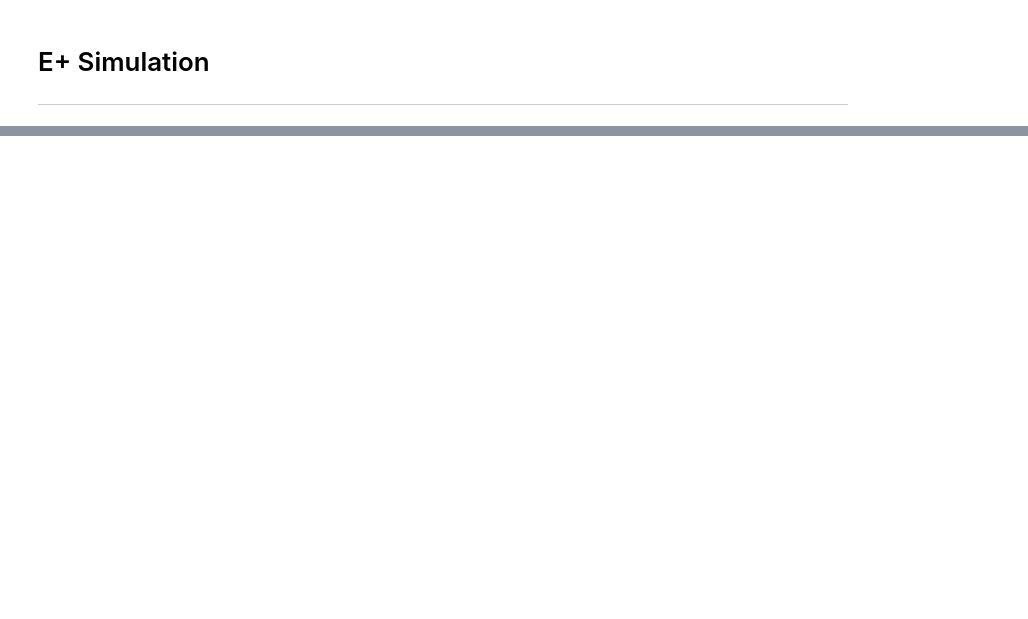
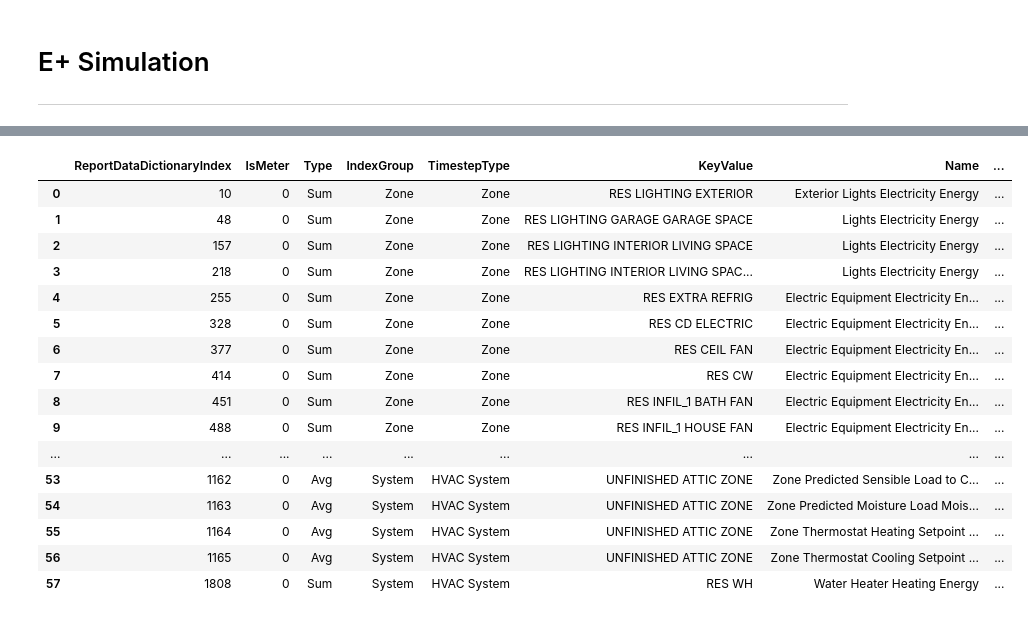
Before and after one commit to zbitouzakaria/CityLearn, a Jupyter notebook: nrel_xstock/nrel_xstock/database.ipynb, the cells around one changed output, grey strips where cells are left out. Saved outputs shown, nothing was run; the diff lists cells and outputs as text; code cells hidden in the pictures; blank space fills up the shorter version.

```diff
--- a/nrel_xstock/nrel_xstock/database.ipynb
+++ b/nrel_xstock/nrel_xstock/database.ipynb
@@ -74,0 +86,7 @@ idf = IDF(idf_filepath,epw_filepath)
+# %%
+database = SQLiteDatabase('40_simulation/40.sql')
+with open('misc/citylearn_simulation_results.sql','r') as f:
+    query = f.read()
+
+data = database.query_table(query)
+display(data)
@@ -74,0 +124,20 @@ idf = IDF(idf_filepath,epw_filepath)
+# %%
+database.get_table('ReportDataDictionary')
+# %% [output]
+|  | ReportDataDictionaryIndex | IsMeter | Type | IndexGroup | TimestepType | KeyValue | Name | ... |
+| 0 | 10 | 0 | Sum | Zone | Zone | RES LIGHTING EXTERIOR | Exterior Lights Electricity Energy | ... |
+| 1 | 48 | 0 | Sum | Zone | Zone | RES LIGHTING GARAGE GARAGE SPACE | Lights Electricity Energy | ... |
+| 2 | 157 | 0 | Sum | Zone | Zone | RES LIGHTING INTERIOR LIVING SPACE | Lights Electricity Energy | ... |
+| 3 | 218 | 0 | Sum | Zone | Zone | RES LIGHTING INTERIOR LIVING SPAC... | Lights Electricity Energy | ... |
+| 4 | 255 | 0 | Sum | Zone | Zone | RES EXTRA REFRIG | Electric Equipment Electricity En... | ... |
+| 5 | 328 | 0 | Sum | Zone | Zone | RES CD ELECTRIC | Electric Equipment Electricity En... | ... |
+| 6 | 377 | 0 | Sum | Zone | Zone | RES CEIL FAN | Electric Equipment Electricity En... | ... |
+| 7 | 414 | 0 | Sum | Zone | Zone | RES CW | Electric Equipment Electricity En... | ... |
+| 8 | 451 | 0 | Sum | Zone | Zone | RES INFIL_1 BATH FAN | Electric Equipment Electricity En... | ... |
+| 9 | 488 | 0 | Sum | Zone | Zone | RES INFIL_1 HOUSE FAN | Electric Equipment Electricity En... | ... |
+| ... | ... | ... | ... | ... | ... | ... | ... | ... |
+| 53 | 1162 | 0 | Avg | System | HVAC System | UNFINISHED ATTIC ZONE | Zone Predicted Sensible Load to C... | ... |
+| 54 | 1163 | 0 | Avg | System | HVAC System | UNFINISHED ATTIC ZONE | Zone Predicted Moisture Load Mois... | ... |
+| 55 | 1164 | 0 | Avg | System | HVAC System | UNFINISHED ATTIC ZONE | Zone Thermostat Heating Setpoint ... | ... |
+| 56 | 1165 | 0 | Avg | System | HVAC System | UNFINISHED ATTIC ZONE | Zone Thermostat Cooling Setpoint ... | ... |
+| 57 | 1808 | 0 | Sum | System | HVAC System | RES WH | Water Heater Heating Energy | ... |
```
Also changed, not shown: parts of 9 cells of this notebook, 4 other files.
